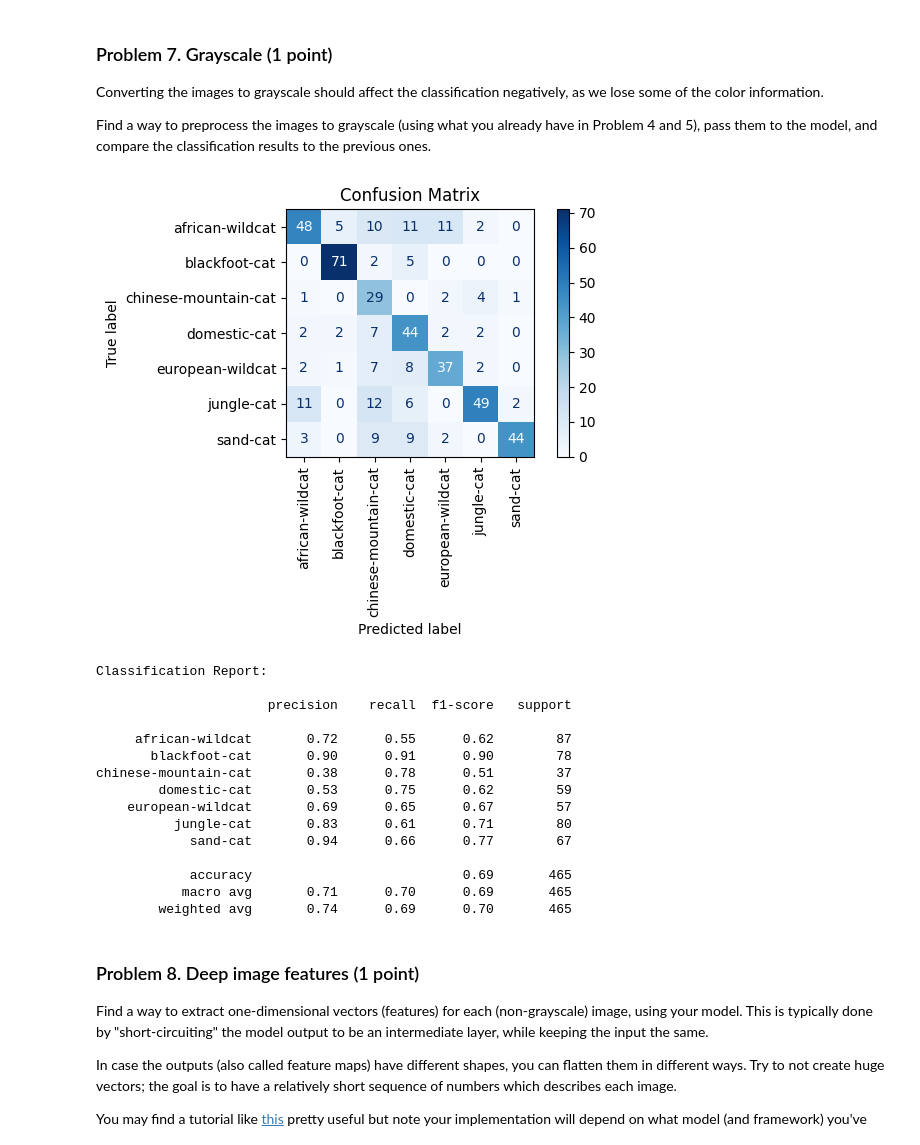
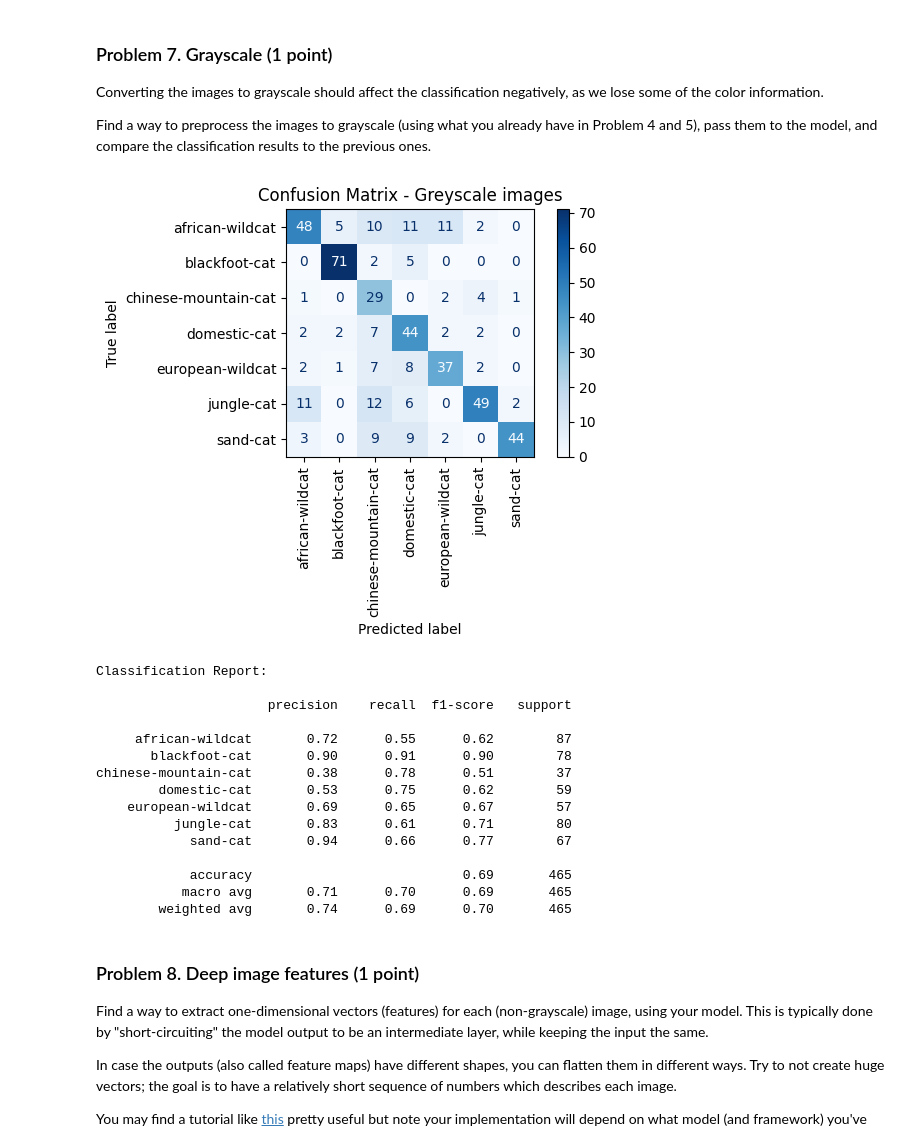
Before and after one commit to plamensve/Data_Science_Upskill_Softuni, a Jupyter notebook: 06_working_with_images/Working with Images Lab.ipynb, the cells around one changed output. Cells and saved outputs as stored; diff of their text form; code cells hidden in the pictures.

```diff
--- a/06_working_with_images/Working with Images Lab.ipynb
+++ b/06_working_with_images/Working with Images Lab.ipynb
@@ -668,35 +668,35 @@ y_pred_labels = []
 for class_name in class_names:
     folder = os.path.join(data_dir, class_name)
     for fname in os.listdir(folder):
         if fname.lower().endswith(('.jpg', '.jpeg', '.png')):
             path = os.path.join(folder, fname)
 
             img = load_img(path, color_mode='grayscale', target_size=(224, 224))
             x = img_to_array(img)
             x = np.repeat(x, 3, axis=2)
 
             x = preprocess_input(x)
             x = np.expand_dims(x, axis=0)
 
             pred = model.predict(x, verbose=0)[0]
             predicted_class = class_names[np.argmax(pred)]
 
             y_true_labels.append(class_name)
             y_pred_labels.append(predicted_class)
 
 
 cm = confusion_matrix(y_true_labels, y_pred_labels, labels=class_names)
 disp = ConfusionMatrixDisplay(confusion_matrix=cm, display_labels=class_names)
 disp.plot(cmap='Blues', xticks_rotation=90)
-plt.title("Confusion Matrix")
+plt.title("Confusion Matrix - Greyscale images")
 plt.tight_layout()
 plt.show()
 
 
 print("\nClassification Report:\n")
 print(classification_report(y_true_labels, y_pred_labels))
 # %% [output]
-[figure, old version]
+[figure, new version]
 Classification Report:
 
                       precision    recall  f1-score   support
```
Also changed, not shown: parts of 3 cells of this notebook, 2 other files.
